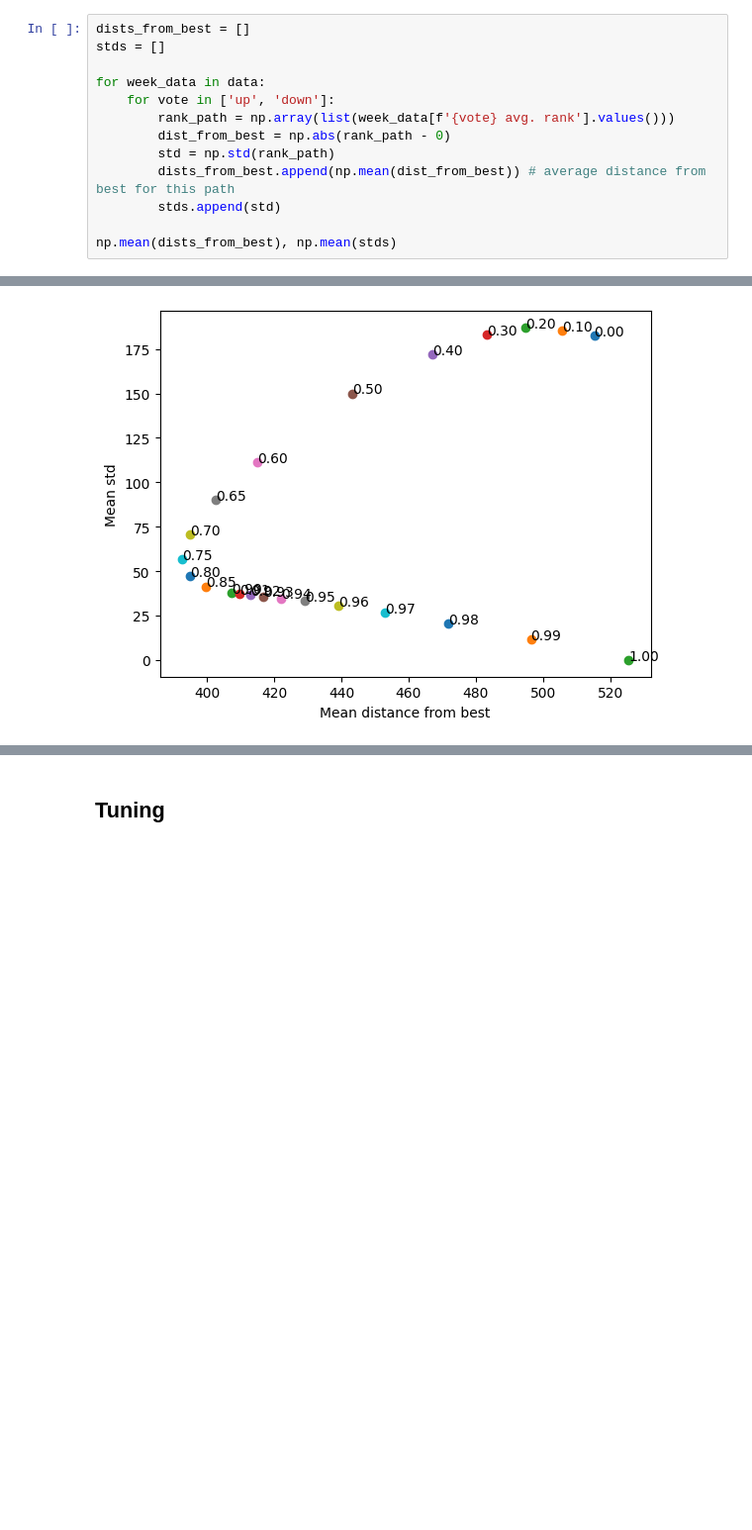
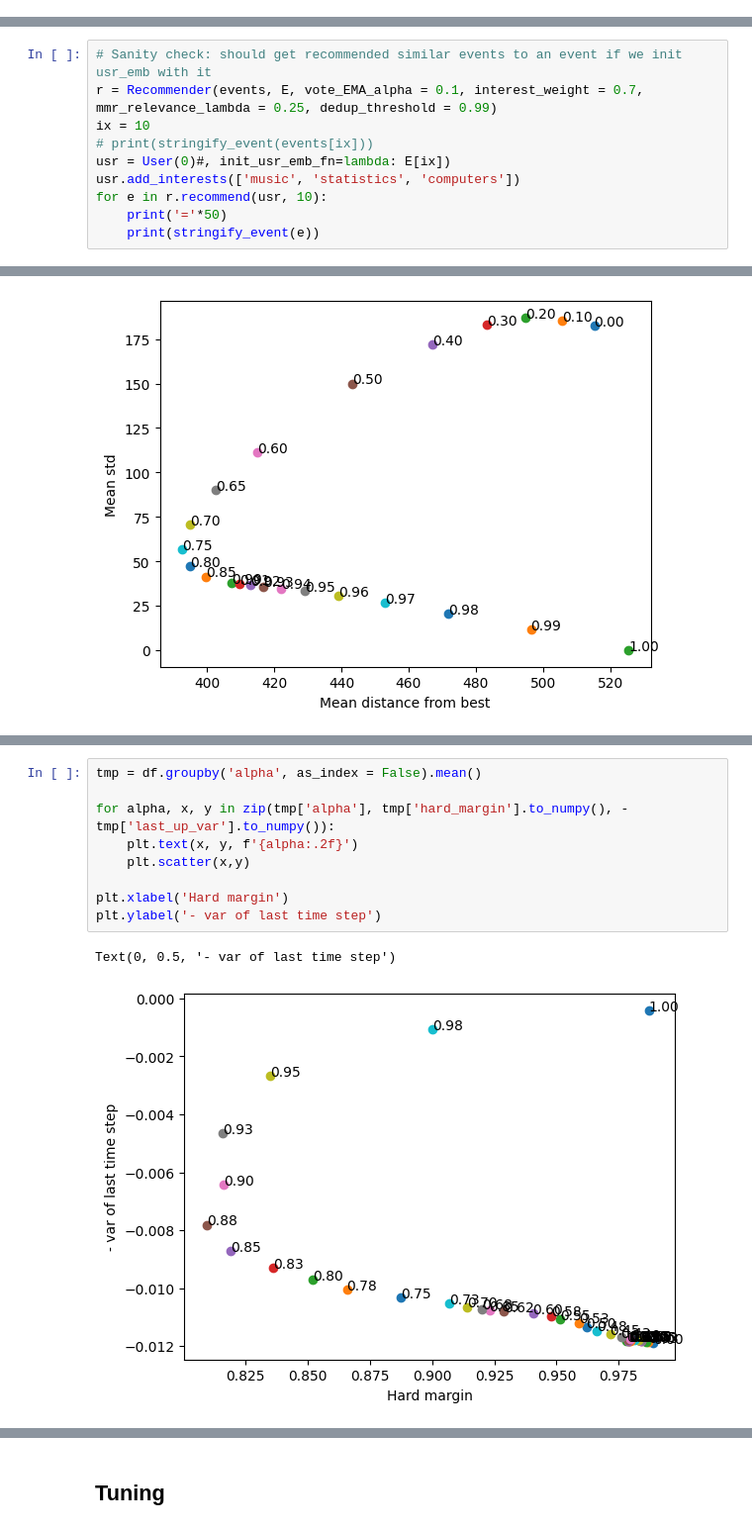
Before and after one commit to emiliocantuc/emiliocantuc.github.io, a Jupyter notebook: posts/others/wolv-events/index.ipynb, the cells around one changed output, grey strips where cells are left out. Shown at 99% size. Cells and saved outputs as stored; diff of their text form; blank space fills up the shorter version.

```diff
--- a/posts/others/wolv-events/index.ipynb
+++ b/posts/others/wolv-events/index.ipynb
@@ -350,13 +283,0 @@ plt.show()
-# %%
-dists_from_best = []
-stds = []
-
-for week_data in data:
-    for vote in ['up', 'down']:
-        rank_path = np.array(list(week_data[f'{vote} avg. rank'].values()))
-        dist_from_best = np.abs(rank_path - 0)
-        std = np.std(rank_path)
-        dists_from_best.append(np.mean(dist_from_best)) # average distance from best for this path
-        stds.append(std)
-
-np.mean(dists_from_best), np.mean(stds)
@@ -364,0 +284,10 @@ np.mean(dists_from_best), np.mean(stds)
+# %%
+# Sanity check: should get recommended similar events to an event if we init usr_emb with it
+r = Recommender(events, E, vote_EMA_alpha = 0.1, interest_weight = 0.7, mmr_relevance_lambda = 0.25, dedup_threshold = 0.99)
+ix = 10
+# print(stringify_event(events[ix]))
+usr = User(0)#, init_usr_emb_fn=lambda: E[ix])
+usr.add_interests(['music', 'statistics', 'computers'])
+for e in r.recommend(usr, 10):
+    print('='*50)
+    print(stringify_event(e))
@@ -554,0 +724,12 @@ plt.show()
+# %%
+tmp = df.groupby('alpha', as_index = False).mean()
+
+for alpha, x, y in zip(tmp['alpha'], tmp['hard_margin'].to_numpy(), -tmp['last_up_var'].to_numpy()):
+    plt.text(x, y, f'{alpha:.2f}')
+    plt.scatter(x,y)
+
+plt.xlabel('Hard margin')
+plt.ylabel('- var of last time step')
+# %% [output]
+Text(0, 0.5, '- var of last time step')
+[figure, added]
```
Also changed, not shown: parts of 21 cells of this notebook, 18 other files.
